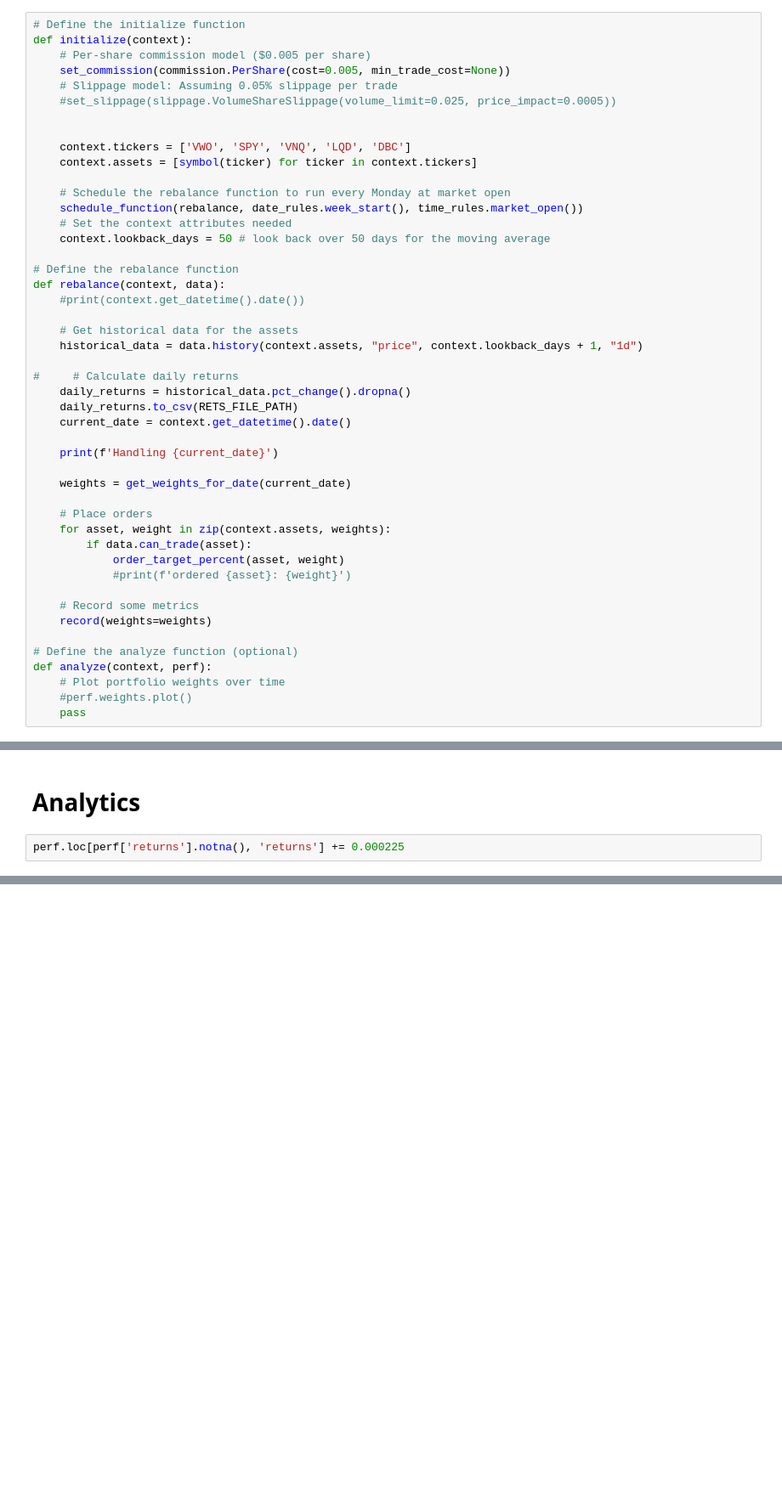
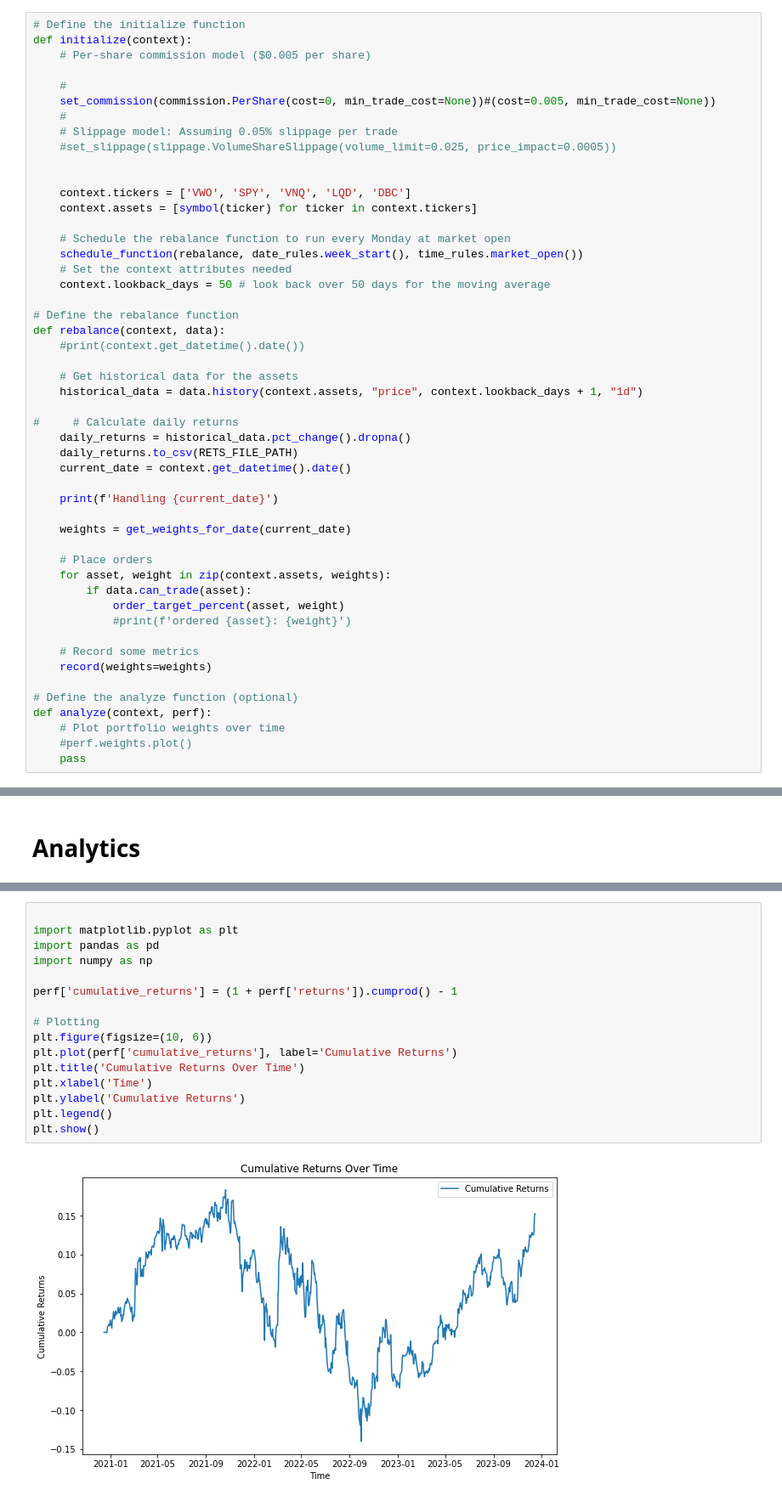
Before and after one commit to dsman1823/master_thesis_backtesting, a Jupyter notebook: backtests/backtesting.ipynb, the cells around one changed output, grey strips where cells are left out. Shown at 85% size. Drawn from its saved outputs; the diff is of its cells as text; blank space fills up the shorter version.

```diff
--- a/backtests/backtesting.ipynb
+++ b/backtests/backtesting.ipynb
@@ -38,7 +38,10 @@ def get_weights_for_date(date):
 # Define the initialize function
 def initialize(context):
     # Per-share commission model ($0.005 per share)
-    set_commission(commission.PerShare(cost=0.005, min_trade_cost=None))
+
+    #
+    set_commission(commission.PerShare(cost=0, min_trade_cost=None))#(cost=0.005, min_trade_cost=None))
+    #
     # Slippage model: Assuming 0.05% slippage per trade
     #set_slippage(slippage.VolumeShareSlippage(volume_limit=0.025, price_impact=0.0005))
 
@@ -125,7 +129,5 @@ perf.to_csv(fr'..\analytics\perfs\{LINEAR_OSHARPE}_perf.csv')
 # %% [markdown]
 # Analytics
-# %%
-perf.loc[perf['returns'].notna(), 'returns'] += 0.000225
 # %%
 import empyrical as ep
 
@@ -159,0 +177,18 @@ Max Drawdown: -0.2822005912336951
+# %%
+
+import matplotlib.pyplot as plt
+import pandas as pd
+import numpy as np
+
+perf['cumulative_returns'] = (1 + perf['returns']).cumprod() - 1
+
+# Plotting
+plt.figure(figsize=(10, 6))
+plt.plot(perf['cumulative_returns'], label='Cumulative Returns')
+plt.title('Cumulative Returns Over Time')
+plt.xlabel('Time')
+plt.ylabel('Cumulative Returns')
+plt.legend()
+plt.show()
+# %% [output]
+[figure, added]
```
Also changed, not shown: parts of 5 cells of this notebook, 5 other files.
